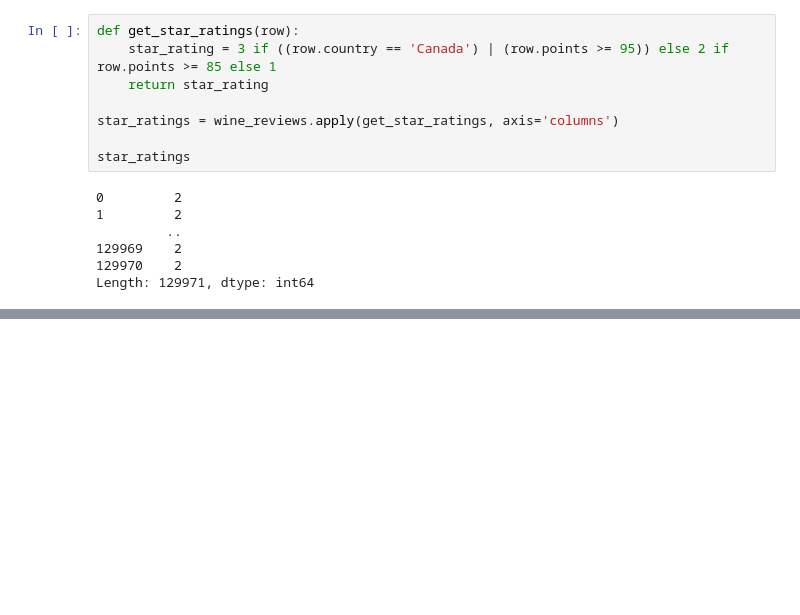
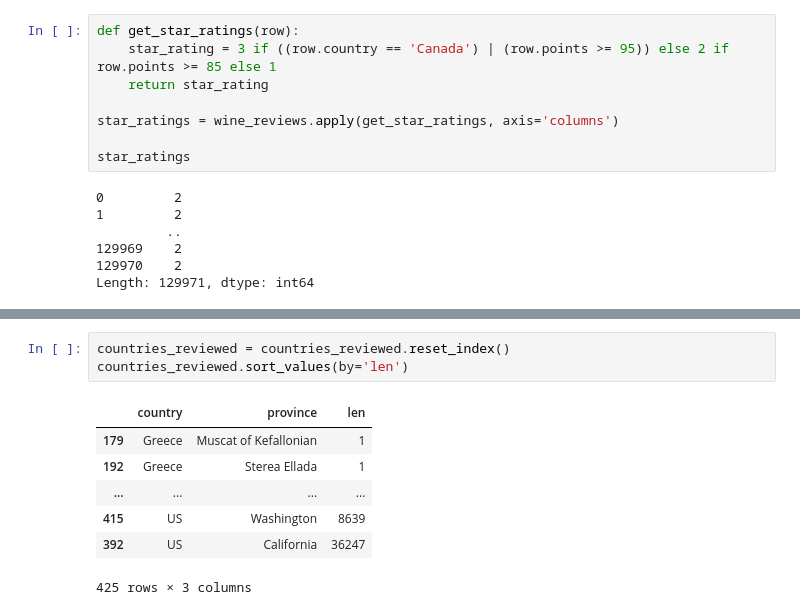
Before and after one commit to Shahid1993/python-learning-notebooks, a Jupyter notebook: Pandas.ipynb, the cells around one changed output, grey strips where cells are left out. Saved outputs shown, nothing was run; the diff lists cells and outputs as text; blank space fills up the shorter version.

```diff
--- a/Pandas.ipynb
+++ b/Pandas.ipynb
@@ -511,0 +626,11 @@ Length: 129971, dtype: int64
+# %%
+countries_reviewed = countries_reviewed.reset_index()
+countries_reviewed.sort_values(by='len')
+# %% [output]
+|  | country | province | len |
+| 179 | Greece | Muscat of Kefallonian | 1 |
+| 192 | Greece | Sterea Ellada | 1 |
+| ... | ... | ... | ... |
+| 415 | US | Washington | 8639 |
+| 392 | US | California | 36247 |
+425 rows × 3 columns
```
Also changed, not shown: parts of 26 cells of this notebook, 1 other file.
